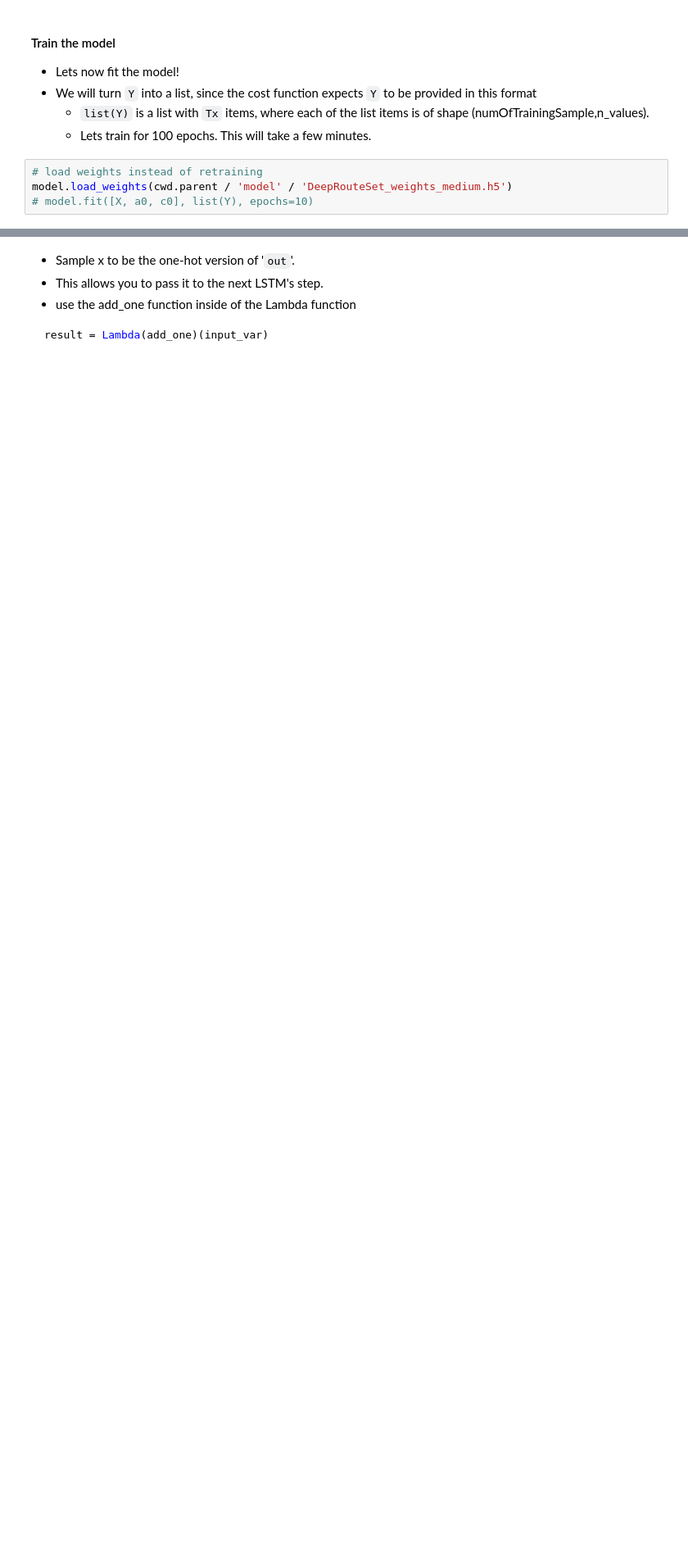
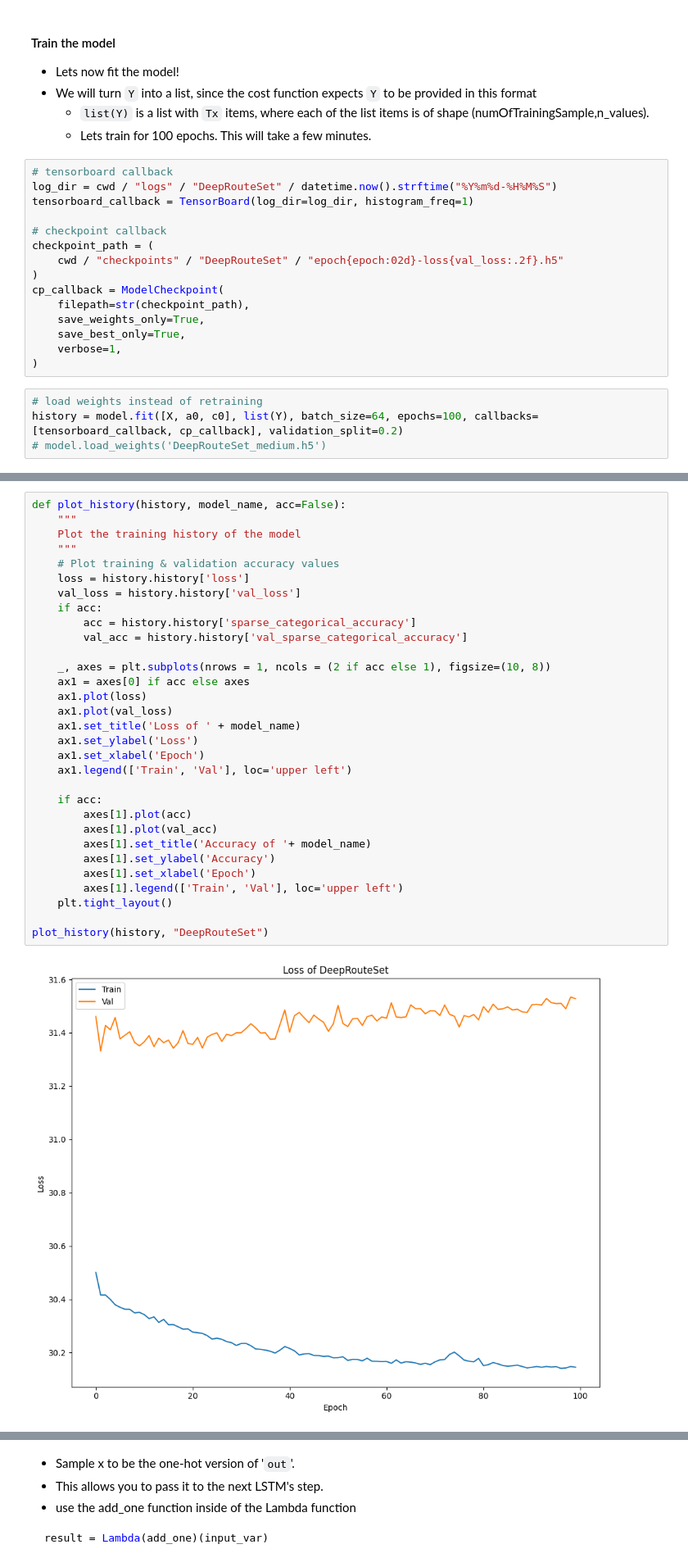
Before and after one commit to awesombird/MoonBoardRNN, a Jupyter notebook: model/DeepRouteSet_train.ipynb, the cells around one changed output, grey strips where cells are left out. Shown: that part at 82% size. Saved outputs shown, nothing was run; the diff lists cells and outputs as text; blank space fills up the shorter version.

```diff
--- a/model/DeepRouteSet_train.ipynb
+++ b/model/DeepRouteSet_train.ipynb
@@ -444,7 +452,22 @@ c0 = np.zeros((m, n_a))
 * We will turn `Y` into a list, since the cost function expects `Y` to be provided in this format
     - `list(Y)` is a list with `Tx` items, where each of the list items is of shape (numOfTrainingSample,n_values).
     - Lets train for 100 epochs. This will take a few minutes.
+# %%
+# tensorboard callback
+log_dir = cwd / "logs" / "DeepRouteSet" / datetime.now().strftime("%Y%m%d-%H%M%S")
+tensorboard_callback = TensorBoard(log_dir=log_dir, histogram_freq=1)
+
+# checkpoint callback
+checkpoint_path = (
+    cwd / "checkpoints" / "DeepRouteSet" / "epoch{epoch:02d}-loss{val_loss:.2f}.h5"
+)
+cp_callback = ModelCheckpoint(
+    filepath=str(checkpoint_path),
+    save_weights_only=True,
+    save_best_only=True,
+    verbose=1,
+)
 # %%
 # load weights instead of retraining
-model.load_weights(cwd.parent / 'model' / 'DeepRouteSet_weights_medium.h5')
-# model.fit([X, a0, c0], list(Y), epochs=10)
+history = model.fit([X, a0, c0], list(Y), batch_size=64, epochs=100, callbacks=[tensorboard_callback, cp_callback], validation_split=0.2)
+# model.load_weights('DeepRouteSet_medium.h5')
@@ -452,0 +493,33 @@ model.load_weights(cwd.parent / 'model' / 'DeepRouteSet_weights_medium.h5')
+# %%
+def plot_history(history, model_name, acc=False):
+    """
+    Plot the training history of the model
+    """
+    # Plot training & validation accuracy values
+    loss = history.history['loss']
+    val_loss = history.history['val_loss']
+    if acc:
+        acc = history.history['sparse_categorical_accuracy']
+        val_acc = history.history['val_sparse_categorical_accuracy']
+
+    _, axes = plt.subplots(nrows = 1, ncols = (2 if acc else 1), figsize=(10, 8))
+    ax1 = axes[0] if acc else axes
+    ax1.plot(loss)
+    ax1.plot(val_loss)
+    ax1.set_title('Loss of ' + model_name)
+    ax1.set_ylabel('Loss')
+    ax1.set_xlabel('Epoch')
+    ax1.legend(['Train', 'Val'], loc='upper left')
+
+    if acc:
+        axes[1].plot(acc)
+        axes[1].plot(val_acc)
+        axes[1].set_title('Accuracy of '+ model_name)
+        axes[1].set_ylabel('Accuracy')
+        axes[1].set_xlabel('Epoch')
+        axes[1].legend(['Train', 'Val'], loc='upper left')
+    plt.tight_layout()
+
+plot_history(history, "DeepRouteSet")
+# %% [output]
+[figure, added]
```
Also changed, not shown: parts of 25 cells of this notebook, 1 other file.
